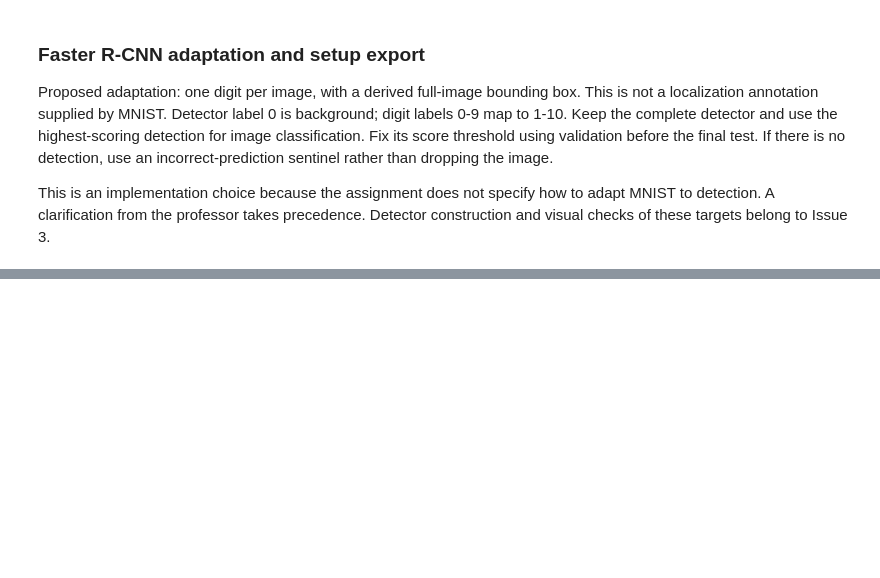
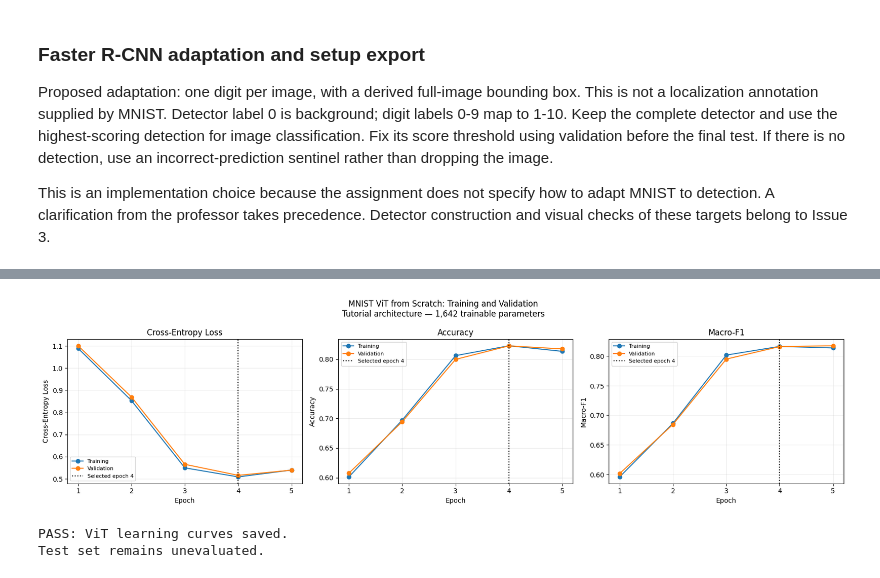
Before and after one commit to soulaimane-22/Deep-Learning-Lab2, a Jupyter notebook: notebooks/05_vit_mnist.ipynb, the cells around one changed output, grey strips where cells are left out. Cells and saved outputs as stored; diff of their text form; code cells hidden in the pictures; blank space fills up the shorter version.

```diff
--- a/notebooks/05_vit_mnist.ipynb
+++ b/notebooks/05_vit_mnist.ipynb
@@ -279,0 +1776,51 @@ Build the ViT following the assigned tutorial and train without pretrained ViT w
+# %%
+fig, axes = plt.subplots(1, 3, figsize=(17, 4.5))
+
+for ax, metric, title in zip(
+    axes,
+    ["loss", "accuracy", "macro_f1"],
+    ["Cross-Entropy Loss", "Accuracy", "Macro-F1"],
+):
+    ax.plot(
+        vit_history_df["epoch"],
+        vit_history_df[f"train_{metric}"],
+        marker="o",
+        label="Training",
+    )
+    ax.plot(
+        vit_history_df["epoch"],
+        vit_history_df[f"validation_{metric}"],
+        marker="o",
+        label="Validation",
+    )
+    ax.axvline(
+        vit_selected_epoch,
+        color="black",
+        linestyle=":",
+        label=f"Selected epoch {vit_selected_epoch}",
+    )
+    ax.set_title(title)
+    ax.set_xlabel("Epoch")
+    ax.set_ylabel(title)
+    ax.set_xticks(vit_history_df["epoch"])
+    ax.grid(alpha=0.25)
+    ax.legend(fontsize=8)
+
+fig.suptitle(
+    "MNIST ViT from Scratch: Training and Validation\n"
+    "Tutorial architecture — 1,642 trainable parameters"
+)
+fig.tight_layout()
+fig.savefig(
+    PLOTS_DIR / "vit_learning_curves.png",
+    dpi=160,
+    bbox_inches="tight",
+)
+plt.show()
+
+print("PASS: ViT learning curves saved.")
+print("Test set remains unevaluated.")
+# %% [output]
+[figure, added]
+PASS: ViT learning curves saved.
+Test set remains unevaluated.
```
Also changed, not shown: parts of 44 cells of this notebook, 8 other files.
